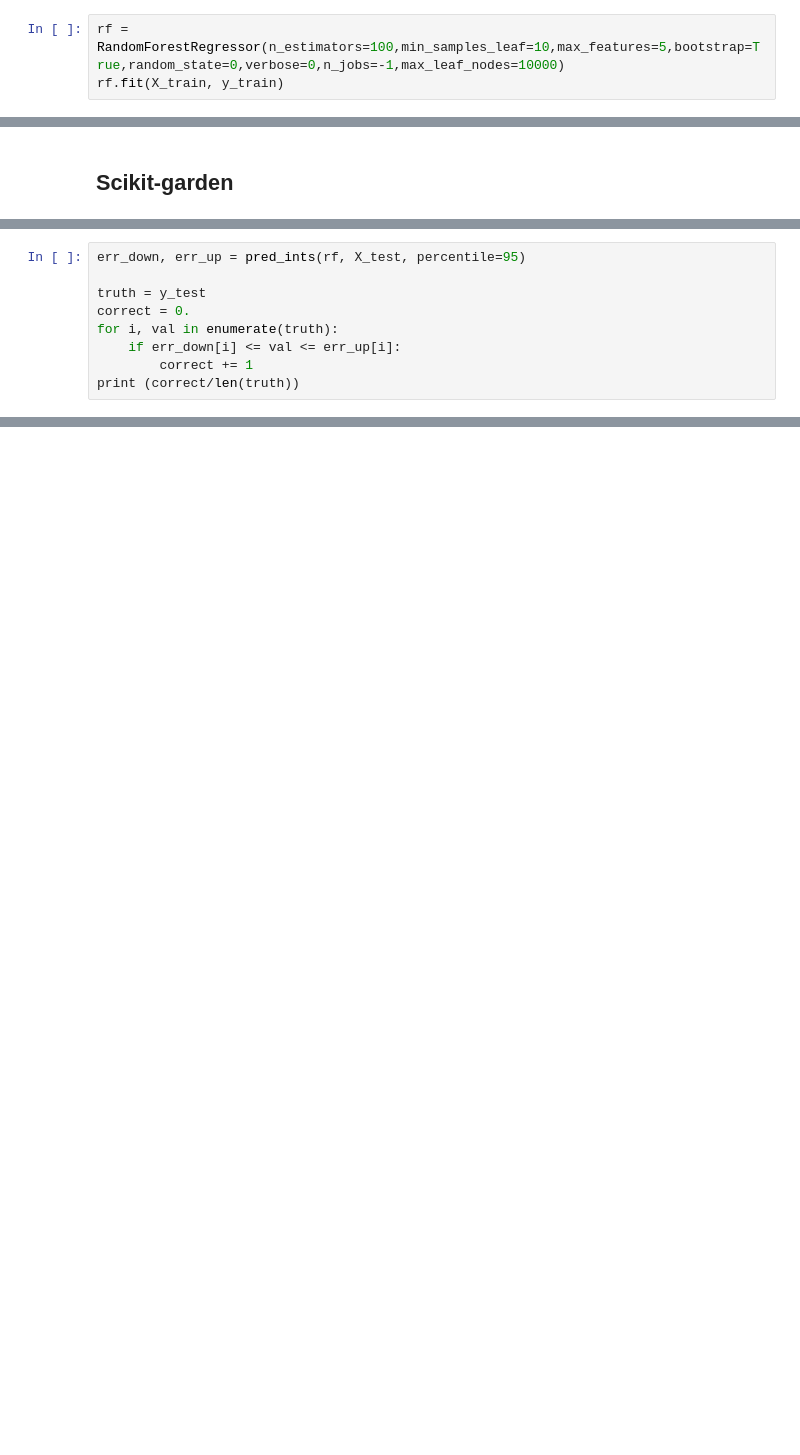
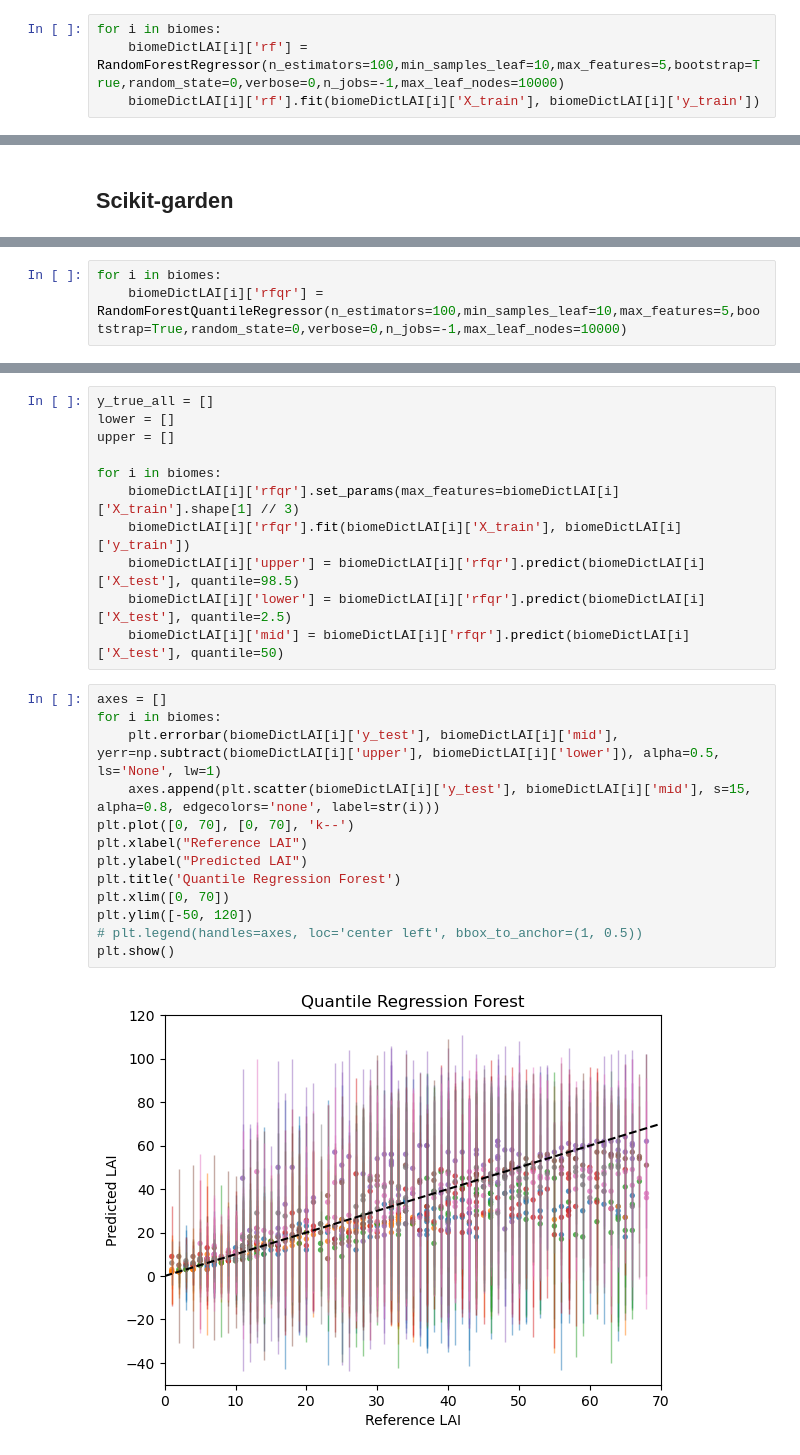
Before and after one commit to watermelonxx/WorkTerm-Winter2023, a Jupyter notebook: Tools/QunatileRegression.ipynb, the cells around one changed output, grey strips where cells are left out. Drawn from its saved outputs; the diff is of its cells as text; blank space fills up the shorter version.

```diff
--- a/Tools/QunatileRegression.ipynb
+++ b/Tools/QunatileRegression.ipynb
@@ -30,3 +31,4 @@ y_test = dfval[response]
 # %%
-rf = RandomForestRegressor(n_estimators=100,min_samples_leaf=10,max_features=5,bootstrap=True,random_state=0,verbose=0,n_jobs=-1,max_leaf_nodes=10000)
-rf.fit(X_train, y_train)
+for i in biomes:
+    biomeDictLAI[i]['rf'] = RandomForestRegressor(n_estimators=100,min_samples_leaf=10,max_features=5,bootstrap=True,random_state=0,verbose=0,n_jobs=-1,max_leaf_nodes=10000)
+    biomeDictLAI[i]['rf'].fit(biomeDictLAI[i]['X_train'], biomeDictLAI[i]['y_train'])
@@ -209,9 +36,0 @@ def pred_ints(model, X, percentile=95):
-# %%
-err_down, err_up = pred_ints(rf, X_test, percentile=95)
-
-truth = y_test
-correct = 0.
-for i, val in enumerate(truth):
-    if err_down[i] <= val <= err_up[i]:
-        correct += 1
-print (correct/len(truth))
@@ -230,0 +39,3 @@ plt.show()
+# %%
+for i in biomes:
+    biomeDictLAI[i]['rfqr'] = RandomForestQuantileRegressor(n_estimators=100,min_samples_leaf=10,max_features=5,bootstrap=True,random_state=0,verbose=0,n_jobs=-1,max_leaf_nodes=10000)
@@ -230,0 +51,26 @@ plt.show()
+# %%
+y_true_all = []
+lower = []
+upper = []
+
+for i in biomes:
+    biomeDictLAI[i]['rfqr'].set_params(max_features=biomeDictLAI[i]['X_train'].shape[1] // 3)
+    biomeDictLAI[i]['rfqr'].fit(biomeDictLAI[i]['X_train'], biomeDictLAI[i]['y_train'])
+    biomeDictLAI[i]['upper'] = biomeDictLAI[i]['rfqr'].predict(biomeDictLAI[i]['X_test'], quantile=98.5)
+    biomeDictLAI[i]['lower'] = biomeDictLAI[i]['rfqr'].predict(biomeDictLAI[i]['X_test'], quantile=2.5)
+    biomeDictLAI[i]['mid'] = biomeDictLAI[i]['rfqr'].predict(biomeDictLAI[i]['X_test'], quantile=50)
+# %%
+axes = []
+for i in biomes:
+    plt.errorbar(biomeDictLAI[i]['y_test'], biomeDictLAI[i]['mid'], yerr=np.subtract(biomeDictLAI[i]['upper'], biomeDictLAI[i]['lower']), alpha=0.5, ls='None', lw=1)
+    axes.append(plt.scatter(biomeDictLAI[i]['y_test'], biomeDictLAI[i]['mid'], s=15, alpha=0.8, edgecolors='none', label=str(i)))
+plt.plot([0, 70], [0, 70], 'k--')
+plt.xlabel("Reference LAI")
+plt.ylabel("Predicted LAI")
+plt.title('Quantile Regression Forest')
+plt.xlim([0, 70])
+plt.ylim([-50, 120])
+# plt.legend(handles=axes, loc='center left', bbox_to_anchor=(1, 0.5))
+plt.show()
+# %% [output]
+[figure, added]
```
Also changed, not shown: parts of 39 cells of this notebook.
